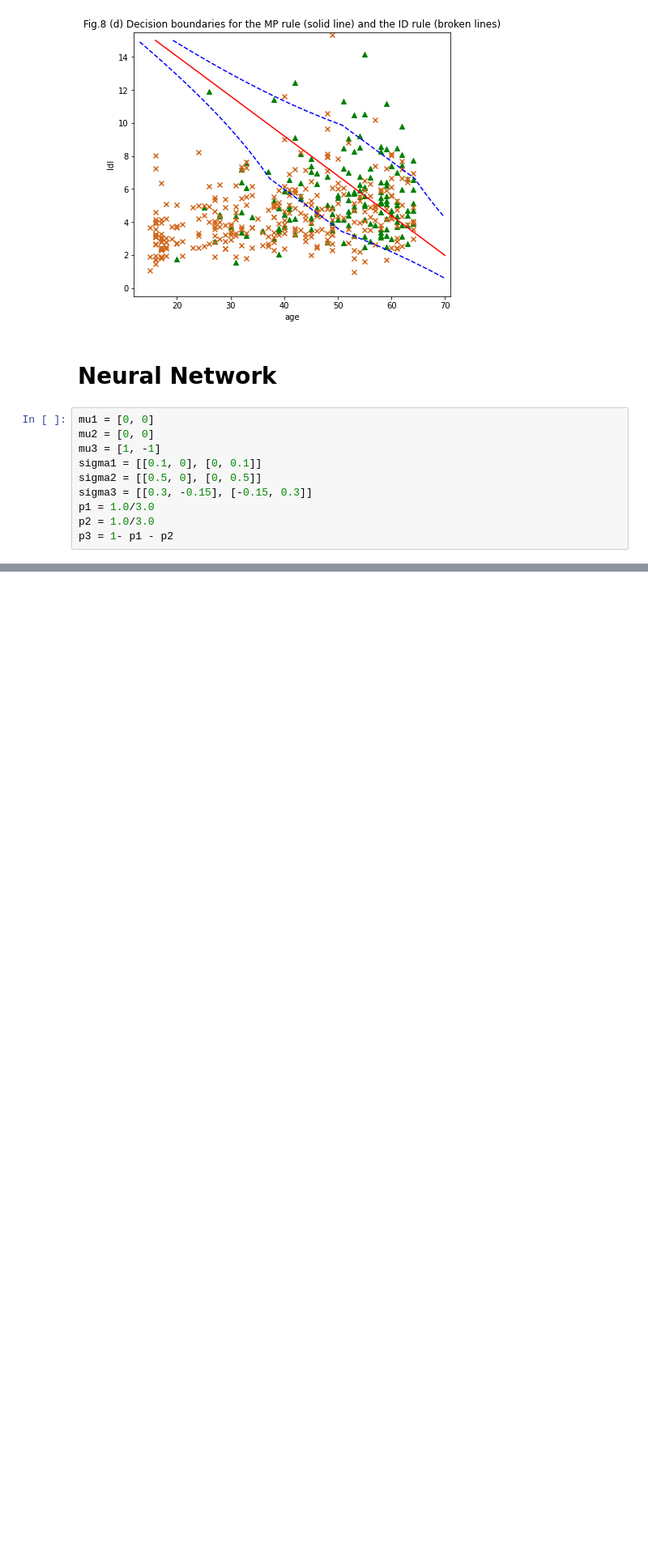
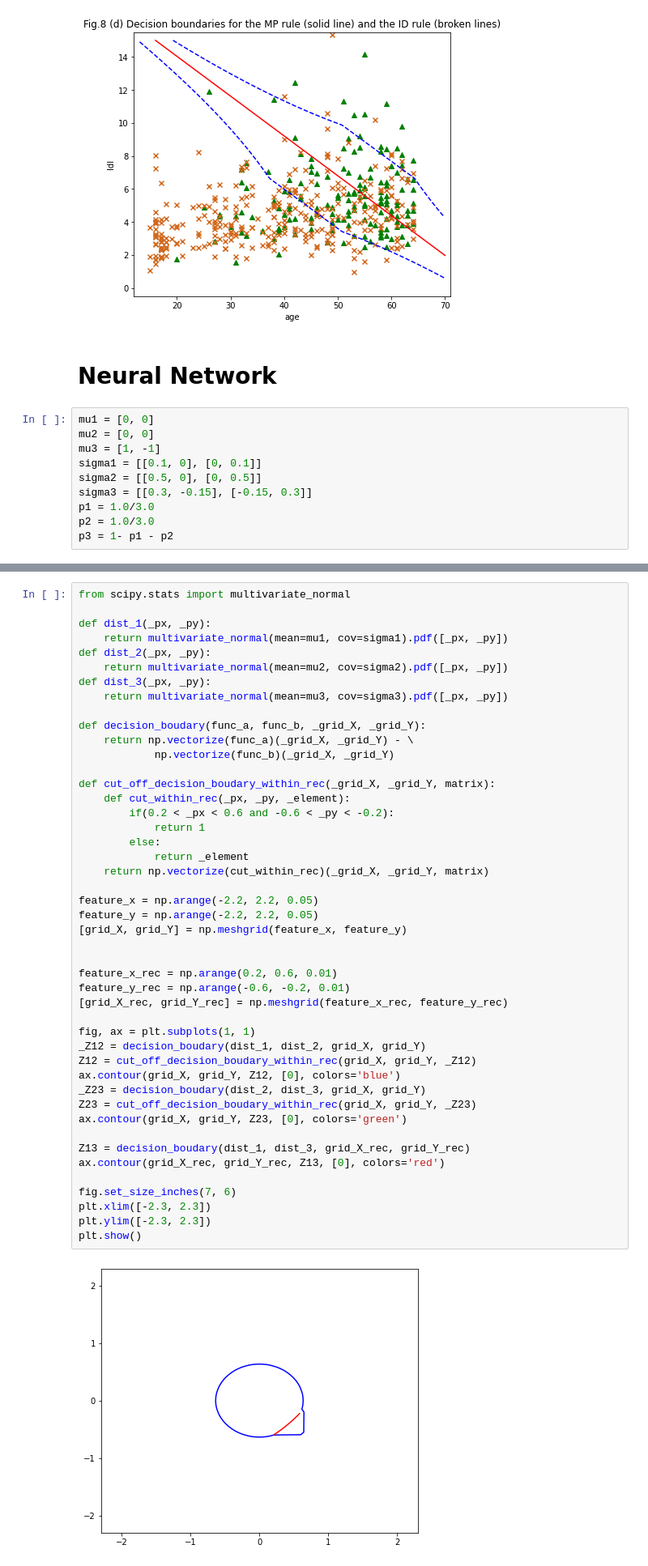
Before and after one commit to evidentiallab/Lunde_Chen_NN_Belief_Reproduction, a Jupyter notebook: NNBelief_logistic_regression.ipynb, the cells around one changed output, grey strips where cells are left out. Shown at 81% size. Cells and saved outputs as stored; diff of their text form; blank space fills up the shorter version.

```diff
--- a/NNBelief_with_sklearn.ipynb
+++ b/NNBelief_logistic_regression.ipynb
@@ -962,0 +1140,48 @@ https://ocw.snu.ac.kr/sites/default/files/NOTE/Pattern%20Recognition%20Week%204.
+# %%
+from scipy.stats import multivariate_normal
+
+def dist_1(_px, _py):
+    return multivariate_normal(mean=mu1, cov=sigma1).pdf([_px, _py])
+def dist_2(_px, _py):
+    return multivariate_normal(mean=mu2, cov=sigma2).pdf([_px, _py])
+def dist_3(_px, _py):
+    return multivariate_normal(mean=mu3, cov=sigma3).pdf([_px, _py])
+
+def decision_boudary(func_a, func_b, _grid_X, _grid_Y):
+    return np.vectorize(func_a)(_grid_X, _grid_Y) - \
+            np.vectorize(func_b)(_grid_X, _grid_Y)
+
+def cut_off_decision_boudary_within_rec(_grid_X, _grid_Y, matrix):
+    def cut_within_rec(_px, _py, _element):
+        if(0.2 < _px < 0.6 and -0.6 < _py < -0.2):
+            return 1
+        else:
+            return _element
+    return np.vectorize(cut_within_rec)(_grid_X, _grid_Y, matrix)
+
+feature_x = np.arange(-2.2, 2.2, 0.05)
+feature_y = np.arange(-2.2, 2.2, 0.05)
+[grid_X, grid_Y] = np.meshgrid(feature_x, feature_y)
+
+
+feature_x_rec = np.arange(0.2, 0.6, 0.01)
+feature_y_rec = np.arange(-0.6, -0.2, 0.01)
+[grid_X_rec, grid_Y_rec] = np.meshgrid(feature_x_rec, feature_y_rec)
+
+fig, ax = plt.subplots(1, 1)
+_Z12 = decision_boudary(dist_1, dist_2, grid_X, grid_Y)
+Z12 = cut_off_decision_boudary_within_rec(grid_X, grid_Y, _Z12)
+ax.contour(grid_X, grid_Y, Z12, [0], colors='blue')
+_Z23 = decision_boudary(dist_2, dist_3, grid_X, grid_Y)
+Z23 = cut_off_decision_boudary_within_rec(grid_X, grid_Y, _Z23)
+ax.contour(grid_X, grid_Y, Z23, [0], colors='green')
+
+Z13 = decision_boudary(dist_1, dist_3, grid_X_rec, grid_Y_rec)
+ax.contour(grid_X_rec, grid_Y_rec, Z13, [0], colors='red')
+
+fig.set_size_inches(7, 6)
+plt.xlim([-2.3, 2.3])
+plt.ylim([-2.3, 2.3])
+plt.show()
+# %% [output]
+[figure, added]
```
Also changed, not shown: parts of 10 cells of this notebook, 1 other file.
